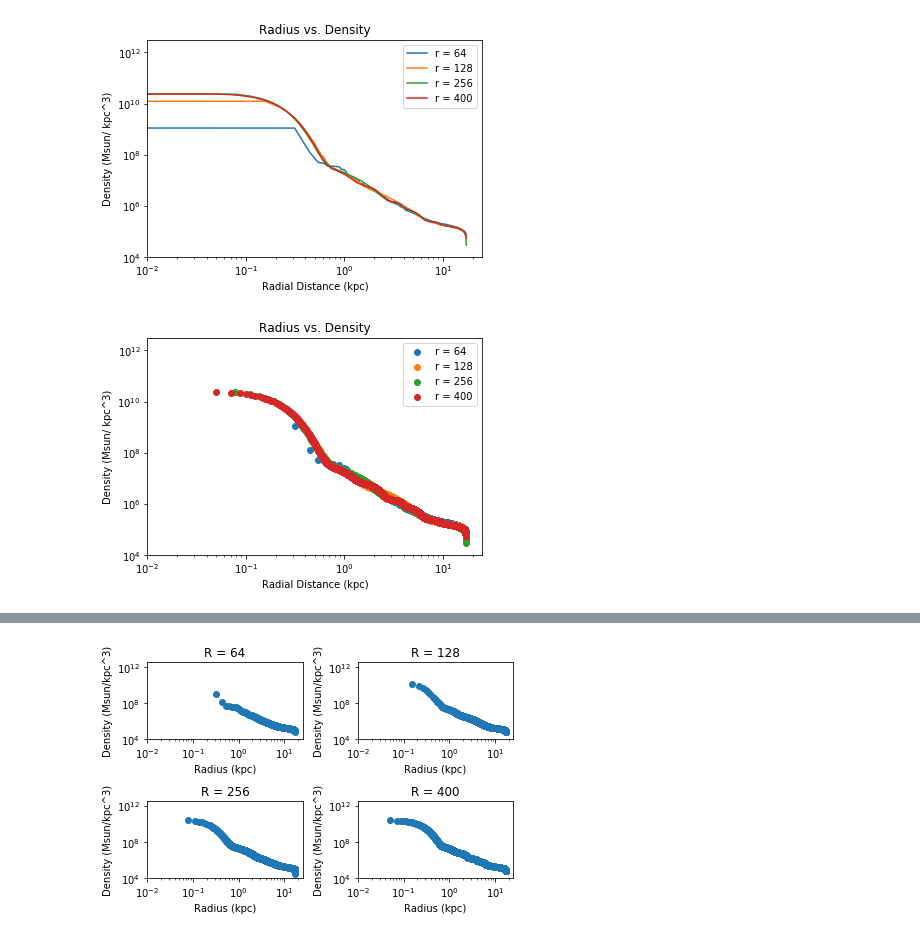
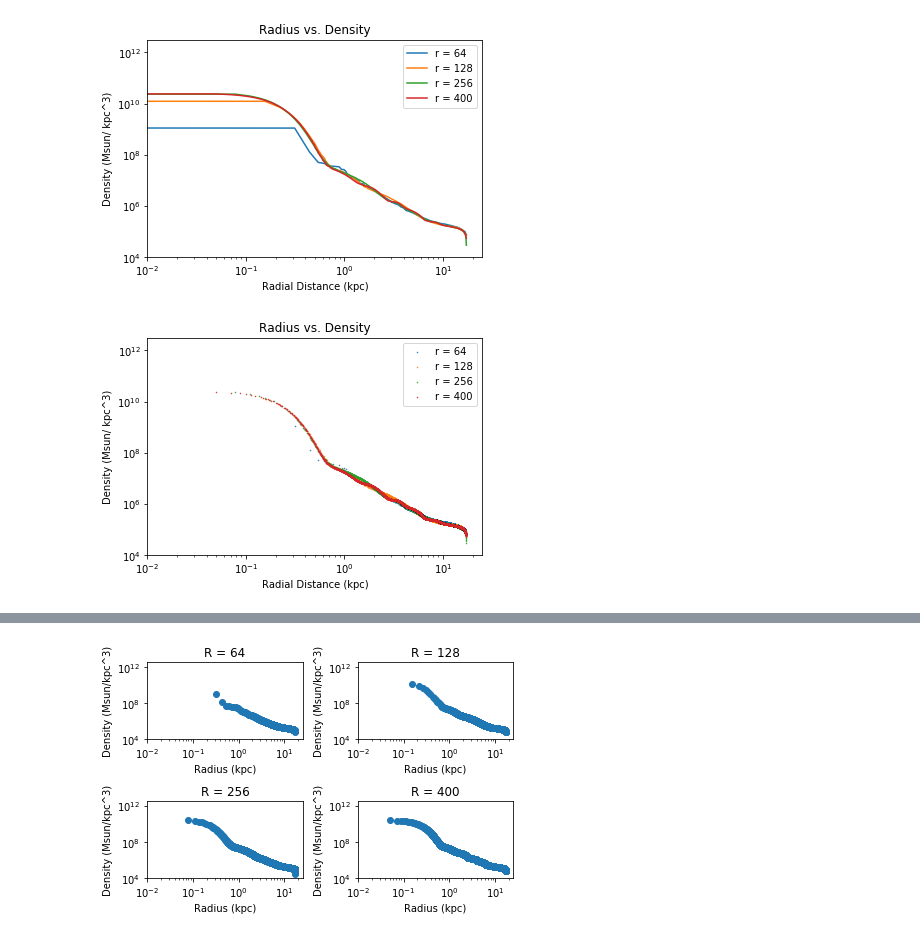
Before and after one commit to mnotis/FDM2020, a Jupyter notebook: Radial Profile.ipynb, the cells around one changed output, grey strips where cells are left out. Drawn from its saved outputs; the diff is of its cells as text; code cells hidden in the pictures.

```diff
--- a/Radial Profile.ipynb
+++ b/Radial Profile.ipynb
@@ -466,35 +466,35 @@ hf64 = h5py.File(path64, 'r')
 hf128 = h5py.File(path128, 'r')
 hf256 = h5py.File(path256, 'r')
 hf400 = h5py.File(path400, 'r')
 
 dist64 = np.array(hf64['distances'])
 dens64 = np.array(hf64['densities'])
 dist128 = np.array(hf128['distances'])
 dens128 = np.array(hf128['densities'])
 dist256 = np.array(hf256['distances'])
 dens256 = np.array(hf256['densities'])
 dist400 = np.array(hf400['distances'])
 dens400 = np.array(hf400['densities'])
 
-plt.scatter(dist64, dens64)
-plt.scatter(dist128, dens128)
-plt.scatter(dist256, dens256)
-plt.scatter(dist400, dens400)
+plt.scatter(dist64, dens64, s = 0.25)
+plt.scatter(dist128, dens128, s = 0.25)
+plt.scatter(dist256, dens256, s = 0.25)
+plt.scatter(dist400, dens400, s = 0.25)
 
 plt.xscale('log')
 plt.yscale('log')
 plt.xlabel('Radial Distance (kpc)')
 plt.ylabel('Density (Msun / (kpc)^3)')
 plt.title('Radial Distance vs. Density')
 plt.ylim(10**4, 10**(12.5))
 plt.xlim(10**(-2), 10**(1.4))
 
 plt.xlabel('Radial Distance (kpc)')
 plt.ylabel('Density (Msun/ kpc^3)')
 plt.title('Radius vs. Density')
 plt.legend(['r = 64', 'r = 128', 'r = 256', 'r = 400'])
 
 
 plt.savefig('/mnt/c/Users/Noah Notis/Dropbox/USRP2020_Noah/src/FDM2020/rad_files/scatter_convergence_testf2.png')
 # %% [output]
-[figure, old version]
+[figure, new version]
```
Also changed, not shown: parts of 2 cells of this notebook, 10 other files.
